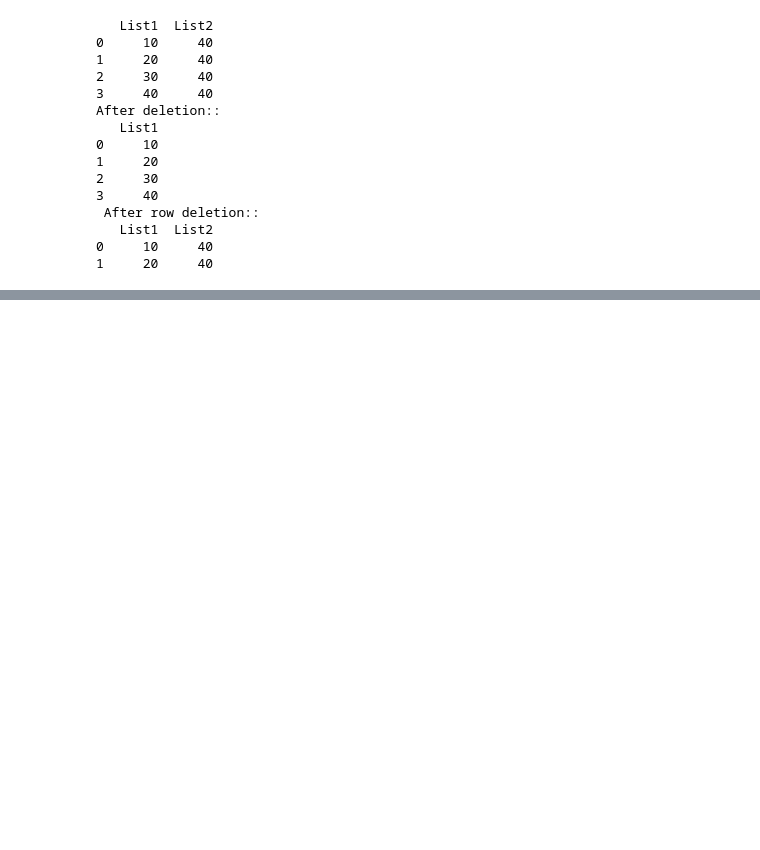
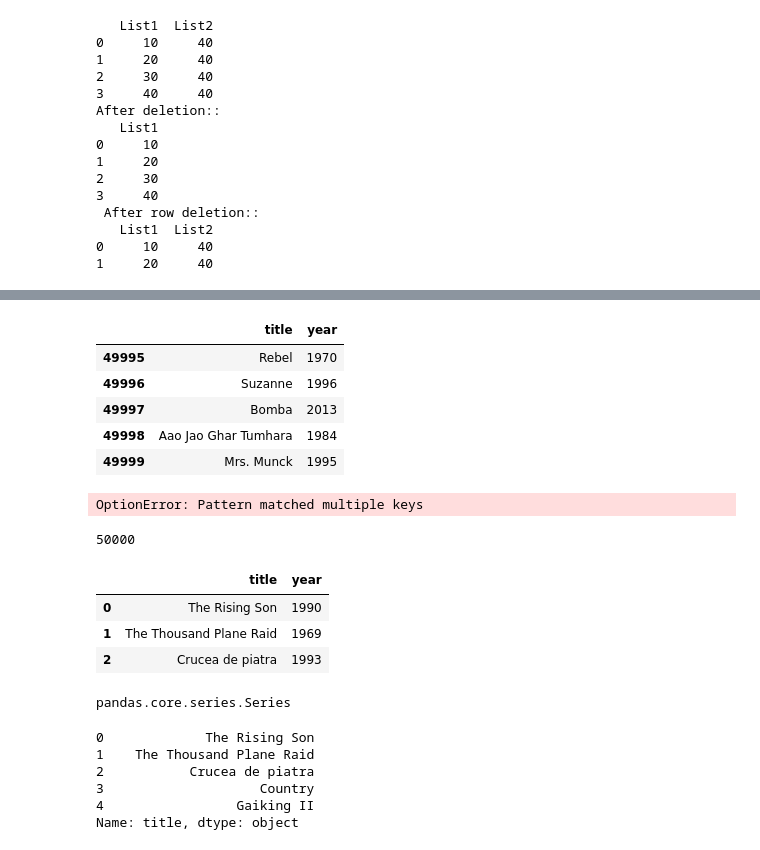
Before and after one commit to Agnes-Maiza/KCAGdsc, a Jupyter notebook: pandas.ipynb, the cells around one changed output, grey strips where cells are left out. Cells and saved outputs as stored; diff of their text form; code cells hidden in the pictures; blank space fills up the shorter version.

```diff
--- a/pandas.ipynb
+++ b/pandas.ipynb
@@ -437,20 +444,45 @@ casts.head()
 # %%
-titles = pd.read_csv('titles.csv', index_col=None, encoding='utf-8')
+titles = pd.read_csv(r'C:\Users\user\Desktop\Numpy\pythondsp-pandasguide-b936c3b43406\data\titles.csv', index_col=None, encoding='utf-8')
 
 titles.tail()
+# %% [output]
+|  | title | year |
+| 49995 | Rebel | 1970 |
+| 49996 | Suzanne | 1996 |
+| 49997 | Bomba | 2013 |
+| 49998 | Aao Jao Ghar Tumhara | 1984 |
+| 49999 | Mrs. Munck | 1995 |
 # %%
 pd.set_option('max_rows', 10, 'max_columns', 10)
-titles
+print(titles)
+# %% [output]
+OptionError: Pattern matched multiple keys
 # %%
 len(titles)
+# %% [output]
+50000
 # %%
 titles.head(3)
+# %% [output]
+|  | title | year |
+| 0 | The Rising Son | 1990 |
+| 1 | The Thousand Plane Raid | 1969 |
+| 2 | Crucea de piatra | 1993 |
 # %%
 # Data operations
 #  Row and column selection
 t = titles['title']
 type(t)
+# %% [output]
+pandas.core.series.Series
 # %%
 t.head()
+# %% [output]
+0             The Rising Son
+1    The Thousand Plane Raid
+2           Crucea de piatra
+3                    Country
+4                 Gaiking II
+Name: title, dtype: object
 # %%
 titles.ix[0]
```
Also changed, not shown: parts of 15 cells of this notebook, 1 other file.
